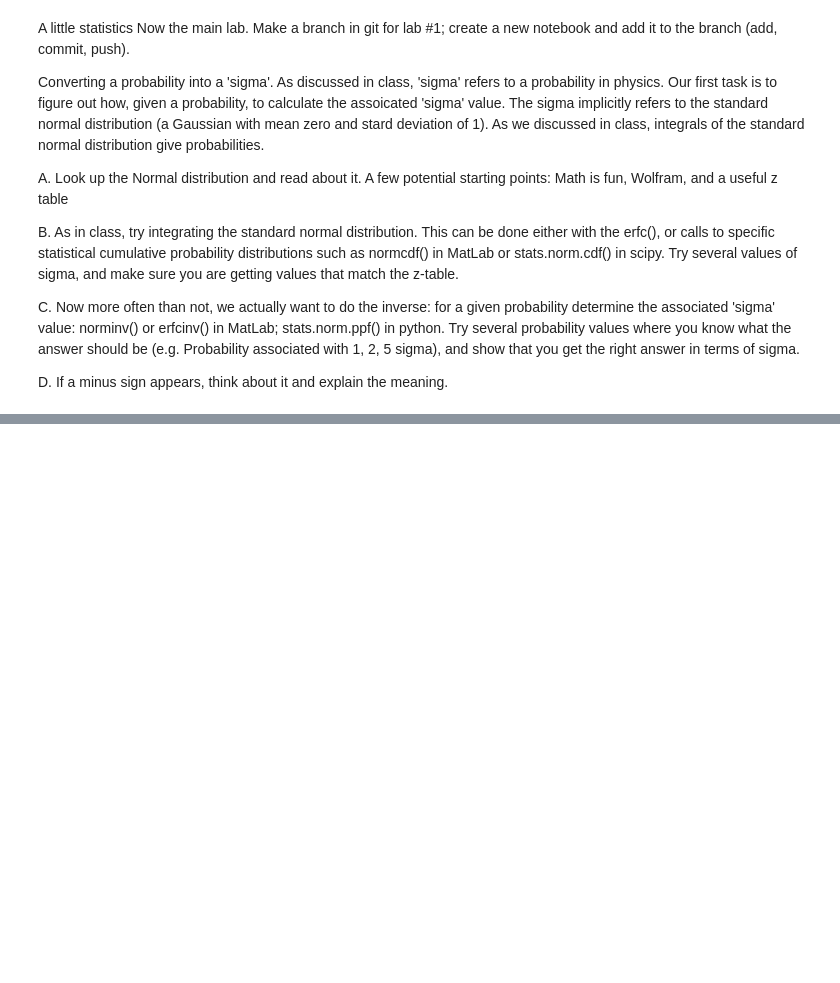
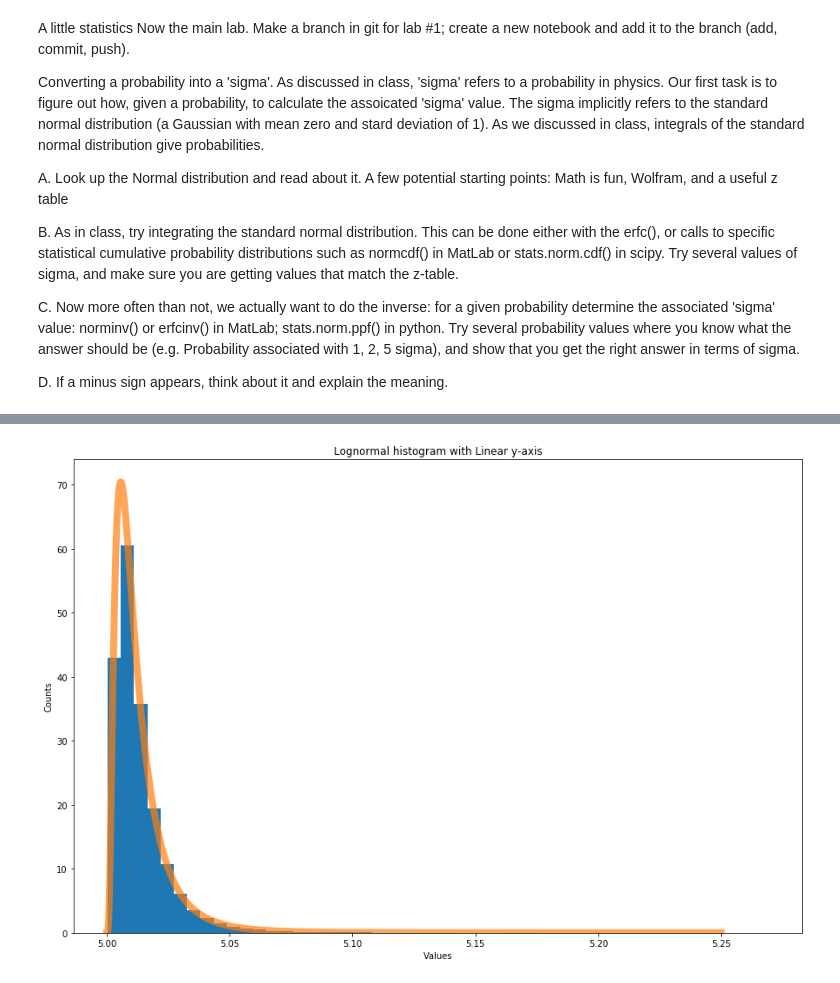
Before and after one commit to ecb49/burns_phys434, a Jupyter notebook: lab1/Burns_Lab1.ipynb, the cells around one changed output, grey strips where cells are left out. Drawn from its saved outputs; the diff is of its cells as text; code cells hidden in the pictures; blank space fills up the shorter version.

```diff
--- a/lab1/Burns_Lab1.ipynb
+++ b/lab1/Burns_Lab1.ipynb
@@ -11,3 +11,12 @@ B. As in class, try integrating the standard normal distribution. This can be do
 C. Now more often than not, we actually want to do the inverse: for a given probability determine the associated 'sigma' value: norminv() or erfcinv() in MatLab; stats.norm.ppf() in python. Try several probability values where you know what the answer should be (e.g. Probability associated with 1, 2, 5 sigma), and show that you get the right answer in terms of sigma.
 
 D. If a minus sign appears, think about it and explain the meaning.
+# %%
+%matplotlib inline
+import numpy as np
+import matplotlib
+import matplotlib.pyplot as plt
+import scipy
+from scipy import stats
+
+plt.rcParams["figure.figsize"] = (15,10)
@@ -13,0 +57,14 @@ D. If a minus sign appears, think about it and explain the meaning.
+# %%
+s=.75
+log_dset = stats.lognorm.rvs(s,loc = 5., scale = .01, size = 100000)
+# %%
+fig, ax = plt.subplots(1,1)
+ax.hist(log_dset,50,density=True)
+x = np.linspace(5.0,5.25,1000)
+ax.plot(x,stats.lognorm.pdf(x,s,loc=5., scale = .01),linewidth = 8, alpha = 1.7)
+plt.xlabel('Values')
+plt.ylabel('Counts')
+plt.title('Lognormal histogram with Linear y-axis')
+plt.show()
+# %% [output]
+[figure, added]
```
Also changed, not shown: parts of 13 cells of this notebook.
